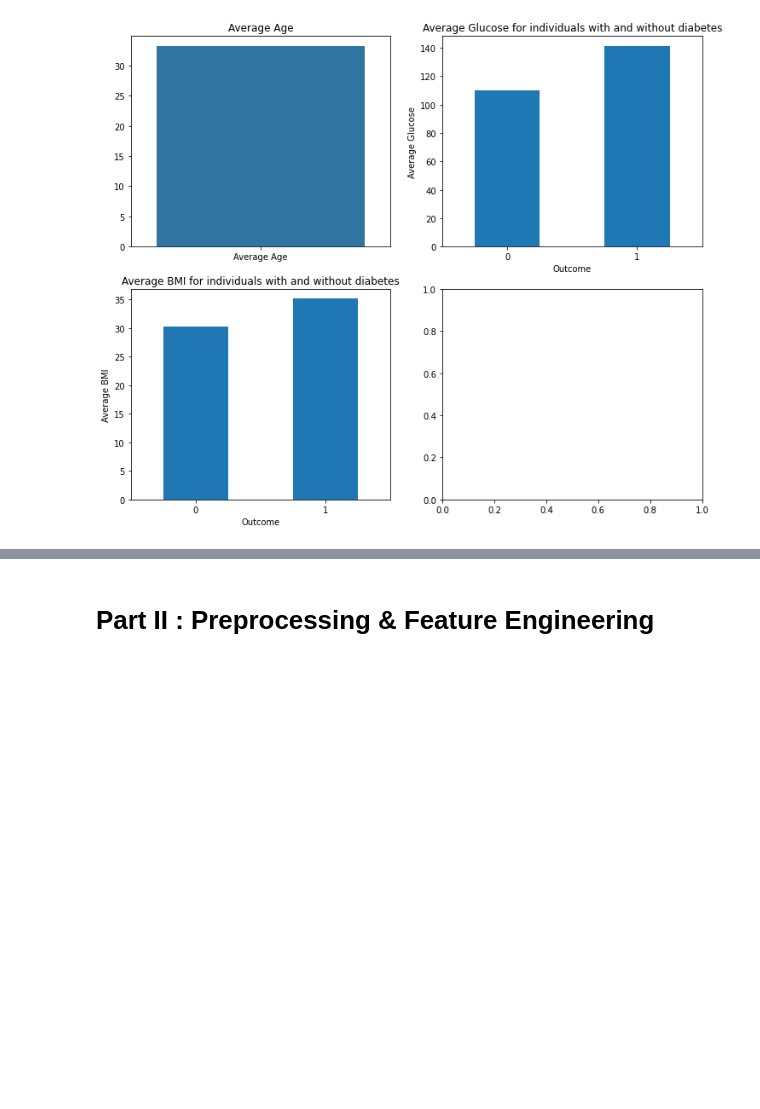
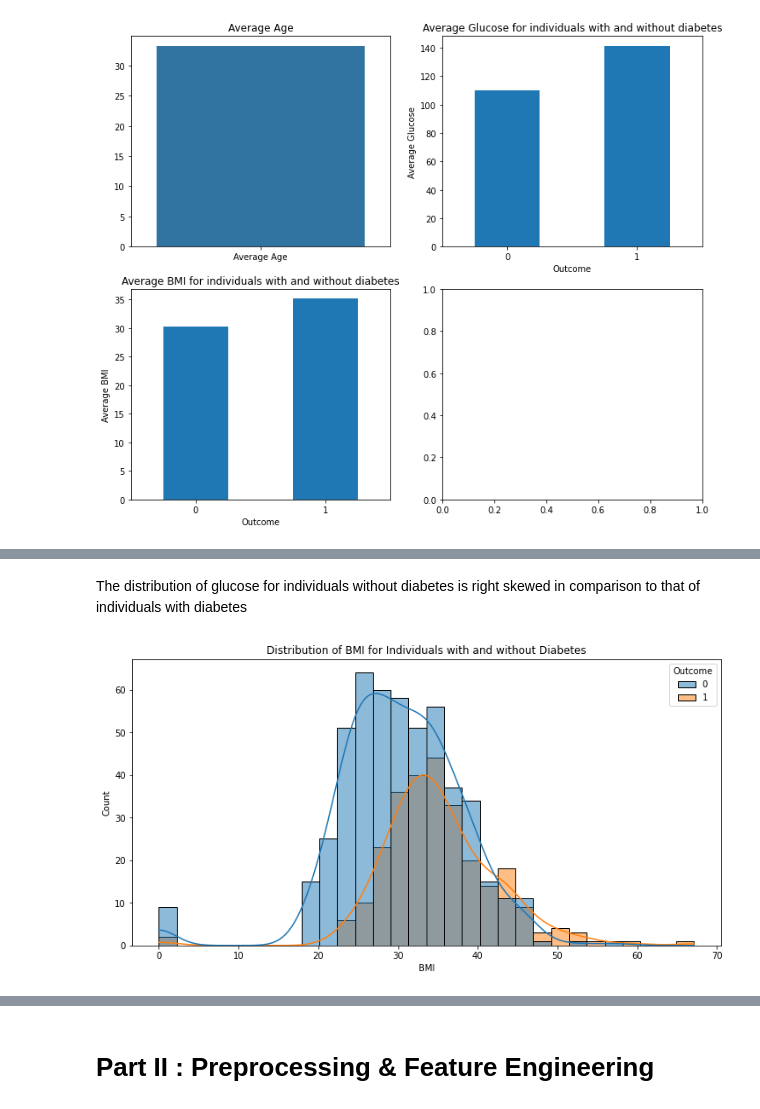
Before and after one commit to Affuya/LHL_ML_Project_Supervised_Learning, a Jupyter notebook: Supervised Learning - Project.ipynb, the cells around one changed output, grey strips where cells are left out. Cells and saved outputs as stored; diff of their text form; code cells hidden in the pictures; blank space fills up the shorter version.

```diff
--- a/Supervised Learning - Project.ipynb
+++ b/Supervised Learning - Project.ipynb
@@ -138,0 +170,13 @@ Text(0, 0.5, 'Average BMI')
+# %% [markdown]
+The distribution of glucose for individuals without diabetes is right skewed in comparison to that of individuals with diabetes
+# %%
+import seaborn as sns
+import matplotlib.pyplot as plt
+
+# Plot distribution of 'BMI' for individuals with and without diabetes
+plt.figure(figsize=(12, 6))
+sns.histplot(data=df, x='BMI', hue='Outcome', kde=True, bins=30)
+plt.title("Distribution of BMI for Individuals with and without Diabetes")
+plt.show()
+# %% [output]
+[figure, added]
```
Also changed, not shown: parts of 38 cells of this notebook.
